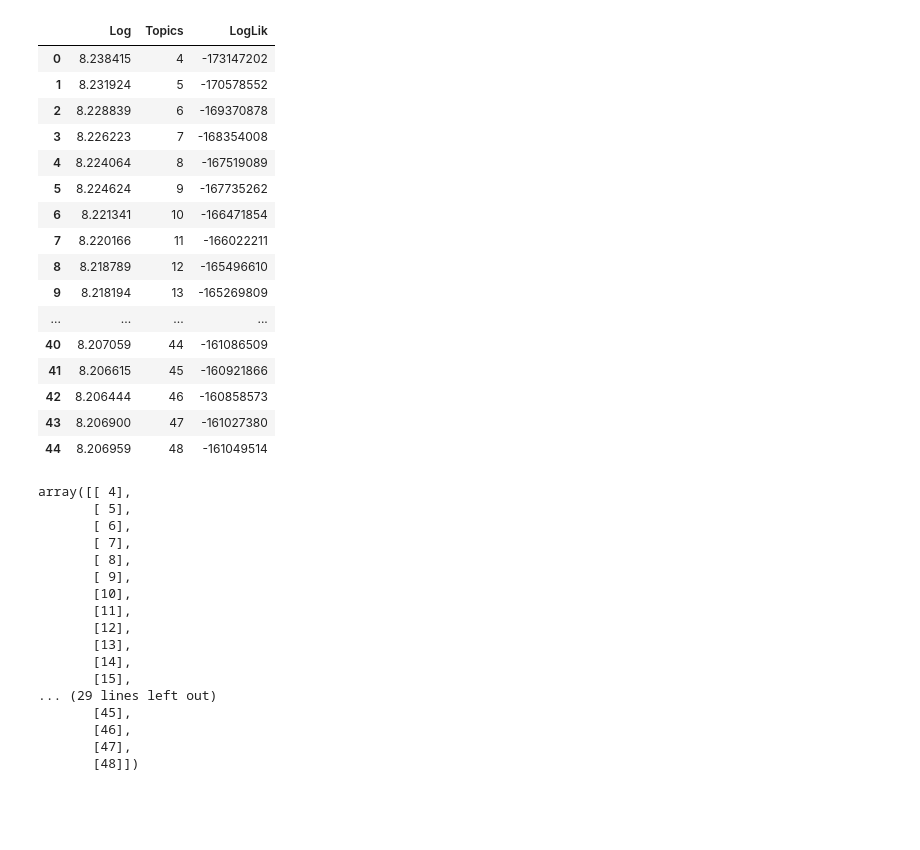
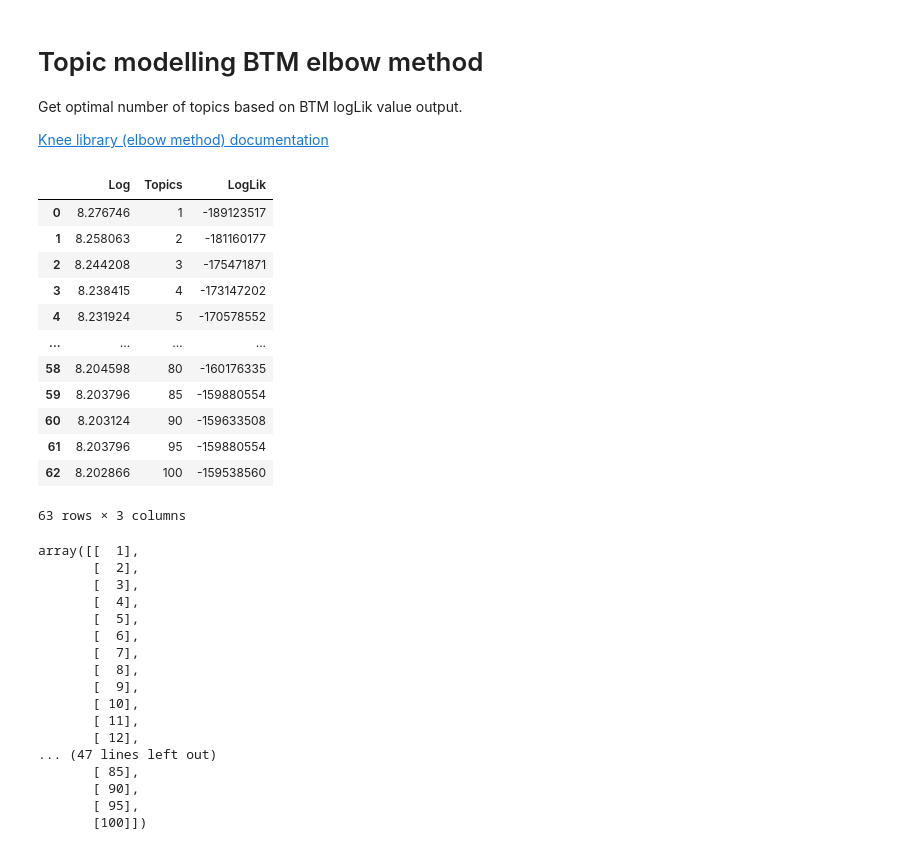
Before and after one commit to ginalamp/NFT_Twitter_Evolution, a Jupyter notebook: notebooks/topic_btm_elbow_method.ipynb, the cells around one changed output. Cells and saved outputs as stored; diff of their text form; code cells hidden in the pictures; blank space fills up the shorter version.

```diff
--- a/notebooks/topic_btm_elbow_method.ipynb
+++ b/notebooks/topic_btm_elbow_method.ipynb
@@ -7,3 +1,9 @@ Get optimal number of topics based on BTM logLik value output.
+# %% [markdown]
+# Topic modelling BTM elbow method
+
+Get optimal number of topics based on BTM logLik value output.
+
+[Knee library (elbow method) documentation](https://kneed.readthedocs.io/en/stable/parameters.html#curve)
 # %%
 import matplotlib.pyplot as plt
 from kneed import KneeLocator # elbow method
@@ -11,47 +11,43 @@ import pandas as pd
 import numpy as np
 from scipy.interpolate import interp1d # normalise curve
 # %%
-df = pd.read_csv('../datain/topic_modelling/BTMrunning.csv')
+df = pd.read_csv('../datain/topic_modelling/ElbowMethodData.csv')
 df
 # %% [output]
 |  | Log | Topics | LogLik |
-| 0 | 8.238415 | 4 | -173147202 |
-| 1 | 8.231924 | 5 | -170578552 |
-| 2 | 8.228839 | 6 | -169370878 |
-| 3 | 8.226223 | 7 | -168354008 |
-| 4 | 8.224064 | 8 | -167519089 |
-| 5 | 8.224624 | 9 | -167735262 |
-| 6 | 8.221341 | 10 | -166471854 |
-| 7 | 8.220166 | 11 | -166022211 |
-| 8 | 8.218789 | 12 | -165496610 |
-| 9 | 8.218194 | 13 | -165269809 |
+| 0 | 8.276746 | 1 | -189123517 |
+| 1 | 8.258063 | 2 | -181160177 |
+| 2 | 8.244208 | 3 | -175471871 |
+| 3 | 8.238415 | 4 | -173147202 |
+| 4 | 8.231924 | 5 | -170578552 |
 | ... | ... | ... | ... |
-| 40 | 8.207059 | 44 | -161086509 |
-| 41 | 8.206615 | 45 | -160921866 |
-| 42 | 8.206444 | 46 | -160858573 |
-| 43 | 8.206900 | 47 | -161027380 |
-| 44 | 8.206959 | 48 | -161049514 |
+| 58 | 8.204598 | 80 | -160176335 |
+| 59 | 8.203796 | 85 | -159880554 |
+| 60 | 8.203124 | 90 | -159633508 |
+| 61 | 8.203796 | 95 | -159880554 |
+| 62 | 8.202866 | 100 | -159538560 |
+63 rows × 3 columns
 # %%
 topics = df[['Topics']].to_numpy()
 topics
 # %% [output]
-array([[ 4],
-       [ 5],
-       [ 6],
-       [ 7],
-       [ 8],
-       [ 9],
-       [10],
-       [11],
-       [12],
-       [13],
-       [14],
-       [15],
-... (29 lines left out)
-       [45],
-       [46],
-       [47],
-       [48]])
+array([[  1],
+       [  2],
+       [  3],
+       [  4],
+       [  5],
+       [  6],
+       [  7],
+       [  8],
+       [  9],
+       [ 10],
+       [ 11],
+       [ 12],
+... (47 lines left out)
+       [ 85],
+       [ 90],
+       [ 95],
+       [100]])
 # %%
 loglikvals = df[['LogLik']].to_numpy()
 loglikvals
```
Also changed, not shown: parts of 8 cells of this notebook.
